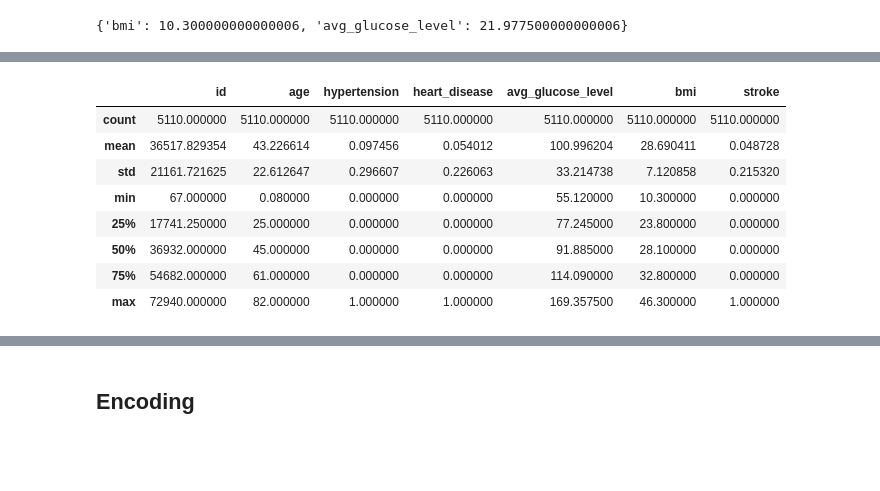
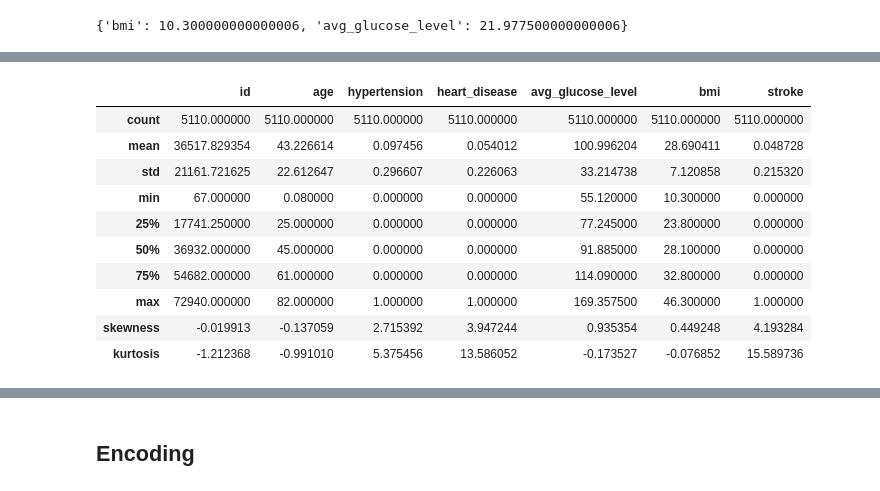
Before and after one commit to Lailah-Idrees/DA2_Assessment, a Jupyter notebook: jupyter_notebooks/ETL_Data_Analysis.ipynb, the cells around one changed output, grey strips where cells are left out. Drawn from its saved outputs; the diff is of its cells as text; code cells hidden in the pictures; blank space fills up the shorter version.

```diff
--- a/jupyter_notebooks/ETL_Data_Analysis.ipynb
+++ b/jupyter_notebooks/ETL_Data_Analysis.ipynb
@@ -261,12 +274,27 @@ plt.show()
-# %%
-df_transformed.describe()
-# %% [output]
-|  | id | age | hypertension | heart_disease | avg_glucose_level | bmi | stroke |
-| count | 5110.000000 | 5110.000000 | 5110.000000 | 5110.000000 | 5110.000000 | 5110.000000 | 5110.000000 |
-| mean | 36517.829354 | 43.226614 | 0.097456 | 0.054012 | 100.996204 | 28.690411 | 0.048728 |
-| std | 21161.721625 | 22.612647 | 0.296607 | 0.226063 | 33.214738 | 7.120858 | 0.215320 |
-| min | 67.000000 | 0.080000 | 0.000000 | 0.000000 | 55.120000 | 10.300000 | 0.000000 |
-| 25% | 17741.250000 | 25.000000 | 0.000000 | 0.000000 | 77.245000 | 23.800000 | 0.000000 |
-| 50% | 36932.000000 | 45.000000 | 0.000000 | 0.000000 | 91.885000 | 28.100000 | 0.000000 |
-| 75% | 54682.000000 | 61.000000 | 0.000000 | 0.000000 | 114.090000 | 32.800000 | 0.000000 |
-| max | 72940.000000 | 82.000000 | 1.000000 | 1.000000 | 169.357500 | 46.300000 | 1.000000 |
+# %%
+# Keep only numeric columns so strings/categorical values don't break stats
+numeric_df = df_transformed.select_dtypes(include='number')
+
+ser_skew = numeric_df.skew()
+ser_skew.name = 'skewness'
+
+ser_kurt = numeric_df.kurtosis()
+ser_kurt.name = 'kurtosis'
+
+summary_stats = numeric_df.describe()
+summary_stats.loc['skewness'] = ser_skew
+summary_stats.loc['kurtosis'] = ser_kurt
+
+summary_stats
+# %% [output]
+|  | id | age | hypertension | heart_disease | avg_glucose_level | bmi | stroke |
+| count | 5110.000000 | 5110.000000 | 5110.000000 | 5110.000000 | 5110.000000 | 5110.000000 | 5110.000000 |
+| mean | 36517.829354 | 43.226614 | 0.097456 | 0.054012 | 100.996204 | 28.690411 | 0.048728 |
+| std | 21161.721625 | 22.612647 | 0.296607 | 0.226063 | 33.214738 | 7.120858 | 0.215320 |
+| min | 67.000000 | 0.080000 | 0.000000 | 0.000000 | 55.120000 | 10.300000 | 0.000000 |
+| 25% | 17741.250000 | 25.000000 | 0.000000 | 0.000000 | 77.245000 | 23.800000 | 0.000000 |
+| 50% | 36932.000000 | 45.000000 | 0.000000 | 0.000000 | 91.885000 | 28.100000 | 0.000000 |
+| 75% | 54682.000000 | 61.000000 | 0.000000 | 0.000000 | 114.090000 | 32.800000 | 0.000000 |
+| max | 72940.000000 | 82.000000 | 1.000000 | 1.000000 | 169.357500 | 46.300000 | 1.000000 |
+| skewness | -0.019913 | -0.137059 | 2.715392 | 3.947244 | 0.935354 | 0.449248 | 4.193284 |
+| kurtosis | -1.212368 | -0.991010 | 5.375456 | 13.586052 | -0.173527 | -0.076852 | 15.589736 |
```
Also changed, not shown: parts of 3 cells of this notebook.
